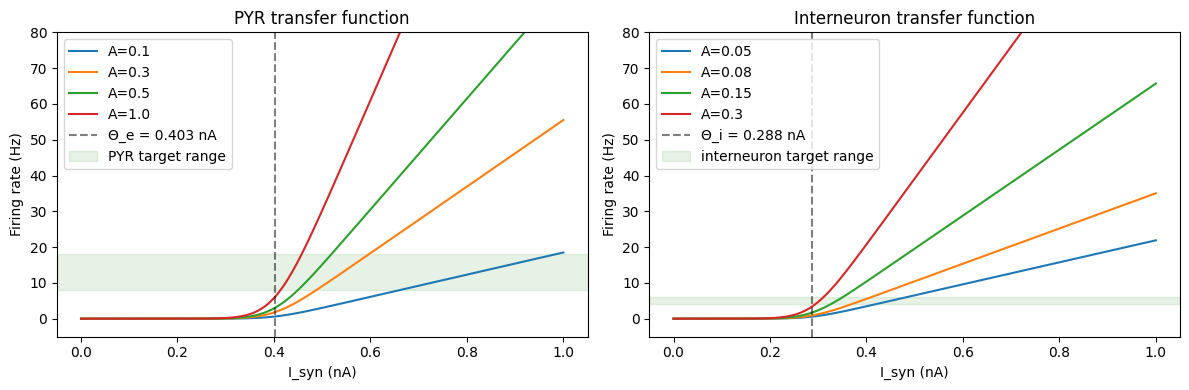
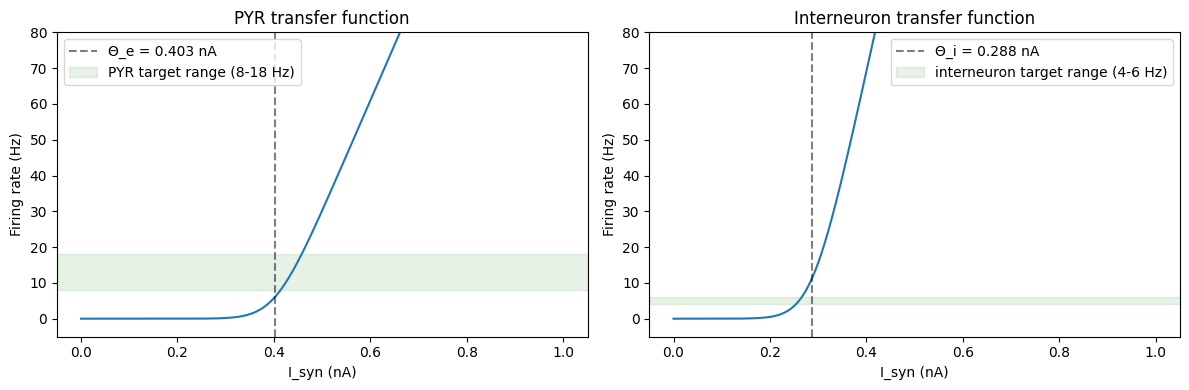
Code edit (unified diff) that turned the first committed figure into the second:
--- before
+++ after
@@ -6,37 +6,36 @@
 c_i, I0_i, g_i = 615.0, 177.0, 0.087  # PV / SST / VIP
 
-def phi_ww(I_syn, c, I0, g, A):
-    u = c * I_syn - I0          # Hz
-    # guard against overflow in exp
+def phi_ww(I_syn, c, I0, g):
+    u = c * I_syn - I0  # Hz
     exp_arg = np.clip(-g * u, -500, 500)
     denom = 1.0 - np.exp(exp_arg)
-    # denom → 0 exactly at u=0, handle numerically
     safe_denom = np.where(np.abs(denom) < 1e-9, 1e-9, denom)
-    return A * u / safe_denom
+    return np.maximum(u / safe_denom, 0.0)
 
-I_range = np.linspace(0.0, 1.0, 500)   # nA
+I_range = np.linspace(0.0, 1.0, 500)  # nA
 
 fig, axes = plt.subplots(1, 2, figsize=(12, 4))
 
-# PYR: vary A_pyr, check what A gives target ~8–18 Hz at I_syn ~ 0.4–0.6 nA
+# PYR
 ax = axes[0]
-for A in [0.1, 0.3, 0.5, 1.0]:
-    r = np.maximum(phi_ww(I_range, c_e, I0_e, g_e, A), 0)
-    ax.plot(I_range, r, label=f"A={A}")
-ax.axvline(0.403, color='k', linestyle='--', alpha=0.5, label='Θ_e = 0.403 nA')
-ax.axhspan(8, 18, alpha=0.1, color='green', label='PYR target range')
-ax.set(xlabel='I_syn (nA)', ylabel='Firing rate (Hz)', title='PYR transfer function')
-ax.legend(); ax.set_ylim(-5, 80)
+r = phi_ww(I_range, c_e, I0_e, g_e)
+ax.plot(I_range, r)
+ax.axvline(0.403, color="k", linestyle="--", alpha=0.5, label="Θ_e = 0.403 nA")
+ax.axhspan(8, 18, alpha=0.1, color="green", label="PYR target range (8-18 Hz)")
+ax.set(xlabel="I_syn (nA)", ylabel="Firing rate (Hz)", title="PYR transfer function")
+ax.set_ylim(-5, 80)
+ax.legend()
 
-# Interneurons: PV target ~4–6 Hz, SST ~4–5 Hz, VIP ~6 Hz
+# Interneurons
 ax = axes[1]
-for A in [0.05, 0.08, 0.15, 0.3]:
-    r = np.maximum(phi_ww(I_range, c_i, I0_i, g_i, A), 0)
-    ax.plot(I_range, r, label=f"A={A}")
-ax.axvline(0.288, color='k', linestyle='--', alpha=0.5, label='Θ_i = 0.288 nA')
-ax.axhspan(4, 6, alpha=0.1, color='green', label='interneuron target range')
-ax.set(xlabel='I_syn (nA)', ylabel='Firing rate (Hz)', title='Interneuron transfer function')
-ax.legend(); ax.set_ylim(-5, 80)
+r = phi_ww(I_range, c_i, I0_i, g_i)
+ax.plot(I_range, r)
+ax.axvline(0.288, color="k", linestyle="--", alpha=0.5, label="Θ_i = 0.288 nA")
+ax.axhspan(4, 6, alpha=0.1, color="green", label="interneuron target range (4-6 Hz)")
+ax.set(xlabel="I_syn (nA)", ylabel="Firing rate (Hz)", title="Interneuron transfer function")
+ax.set_ylim(-5, 80)
+ax.legend()
 
 plt.tight_layout()
 plt.savefig("tf_sanity.png", dpi=150)
+plt.show()

Commit: population-dependent noise